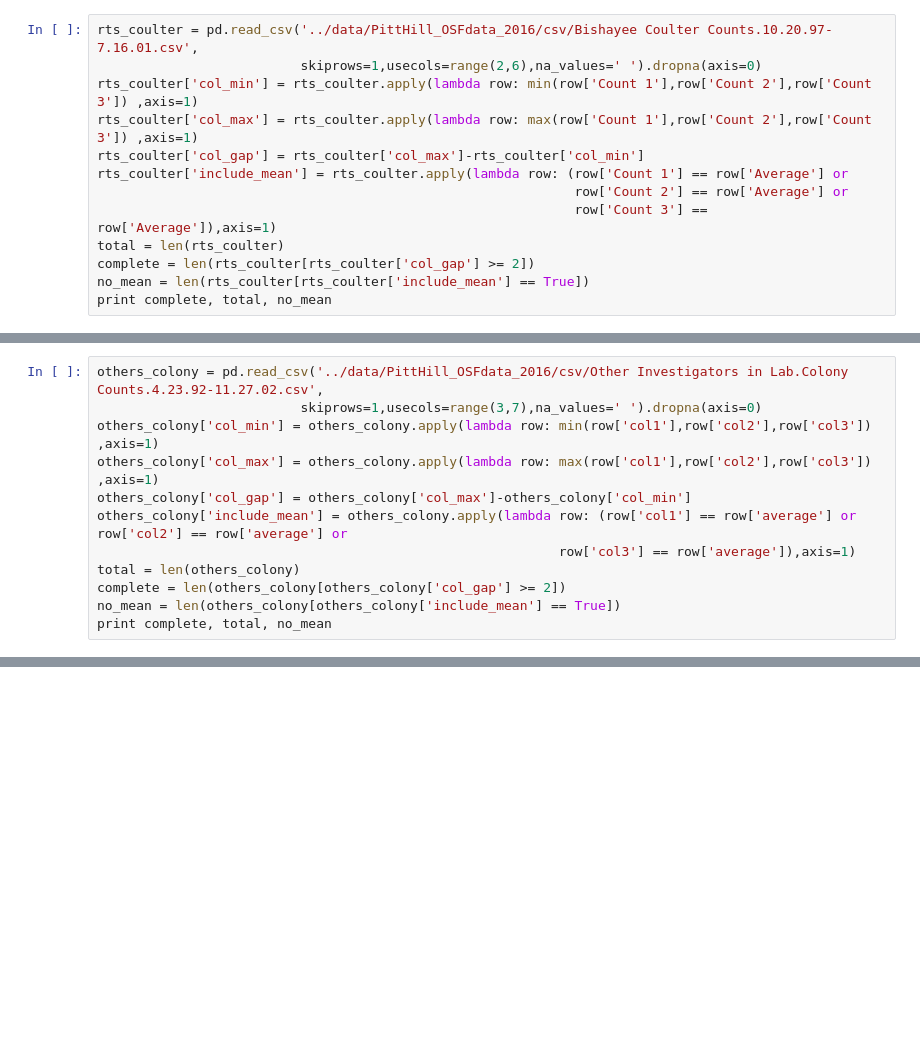
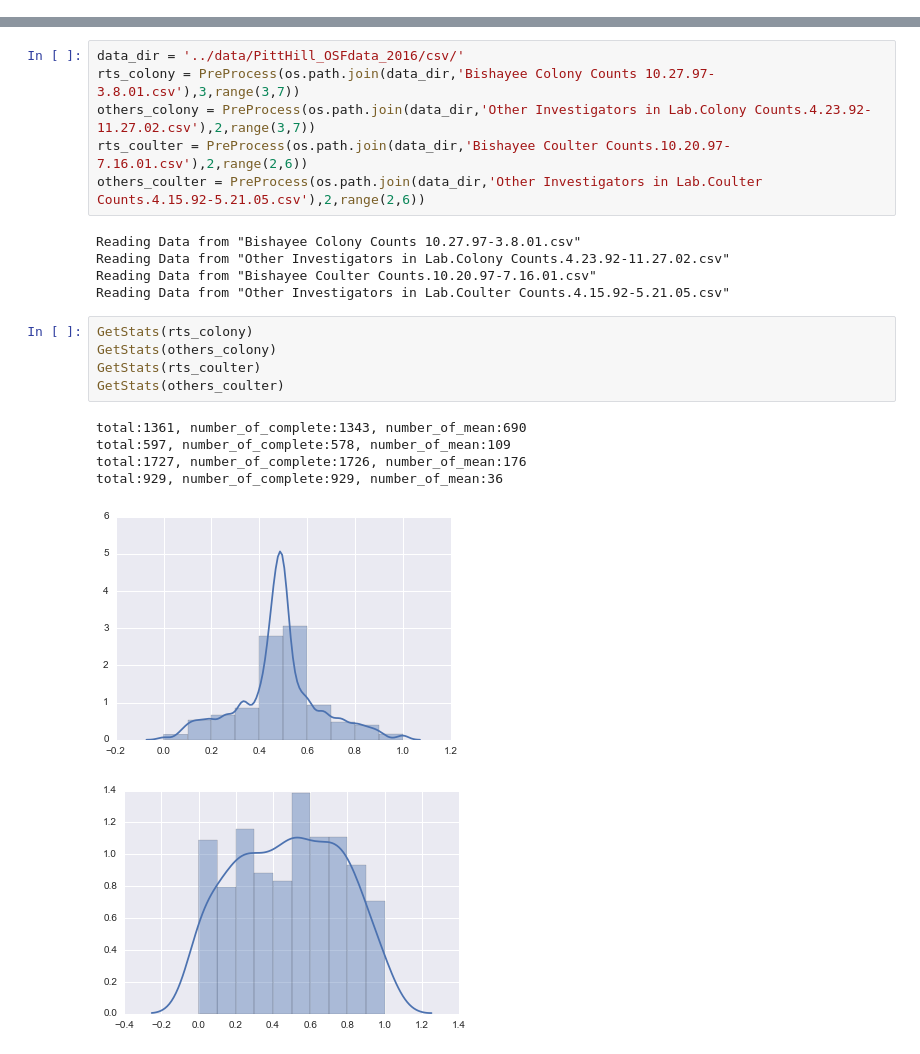
Before and after one commit to nhejazi/stat215a-journal-review, a Jupyter notebook: notebooks/stats215 code.ipynb, the cells around one changed output, grey strips where cells are left out. Drawn from its saved outputs; the diff is of its cells as text; blank space fills up the shorter version.

```diff
--- a/notebooks/stats215 code.ipynb
+++ b/notebooks/stats215 code.ipynb
@@ -18,13 +7,0 @@ print complete, total, no_mean
-# %%
-rts_coulter = pd.read_csv('../data/PittHill_OSFdata_2016/csv/Bishayee Coulter Counts.10.20.97-7.16.01.csv',
-                          skiprows=1,usecols=range(2,6),na_values=' ').dropna(axis=0)
-rts_coulter['col_min'] = rts_coulter.apply(lambda row: min(row['Count 1'],row['Count 2'],row['Count 3']) ,axis=1)
-rts_coulter['col_max'] = rts_coulter.apply(lambda row: max(row['Count 1'],row['Count 2'],row['Count 3']) ,axis=1)
-rts_coulter['col_gap'] = rts_coulter['col_max']-rts_coulter['col_min']
-rts_coulter['include_mean'] = rts_coulter.apply(lambda row: (row['Count 1'] == row['Average'] or
-                                                             row['Count 2'] == row['Average'] or
-                                                             row['Count 3'] == row['Average']),axis=1)
-total = len(rts_coulter)
-complete = len(rts_coulter[rts_coulter['col_gap'] >= 2])
-no_mean = len(rts_coulter[rts_coulter['include_mean'] == True])
-print complete, total, no_mean
@@ -33,12 +7,0 @@ print complete, total, no_mean
-# %%
-others_colony = pd.read_csv('../data/PittHill_OSFdata_2016/csv/Other Investigators in Lab.Colony Counts.4.23.92-11.27.02.csv',
-                          skiprows=1,usecols=range(3,7),na_values=' ').dropna(axis=0)
-others_colony['col_min'] = others_colony.apply(lambda row: min(row['col1'],row['col2'],row['col3']) ,axis=1)
-others_colony['col_max'] = others_colony.apply(lambda row: max(row['col1'],row['col2'],row['col3']) ,axis=1)
-others_colony['col_gap'] = others_colony['col_max']-others_colony['col_min']
-others_colony['include_mean'] = others_colony.apply(lambda row: (row['col1'] == row['average'] or row['col2'] == row['average'] or
-                                                           row['col3'] == row['average']),axis=1)
-total = len(others_colony)
-complete = len(others_colony[others_colony['col_gap'] >= 2])
-no_mean = len(others_colony[others_colony['include_mean'] == True])
-print complete, total, no_mean
@@ -46,0 +52,23 @@ print complete, total, no_mean
+# %%
+data_dir = '../data/PittHill_OSFdata_2016/csv/'
+rts_colony = PreProcess(os.path.join(data_dir,'Bishayee Colony Counts 10.27.97-3.8.01.csv'),3,range(3,7))
+others_colony = PreProcess(os.path.join(data_dir,'Other Investigators in Lab.Colony Counts.4.23.92-11.27.02.csv'),2,range(3,7))
+rts_coulter = PreProcess(os.path.join(data_dir,'Bishayee Coulter Counts.10.20.97-7.16.01.csv'),2,range(2,6))
+others_coulter = PreProcess(os.path.join(data_dir,'Other Investigators in Lab.Coulter Counts.4.15.92-5.21.05.csv'),2,range(2,6))
+# %% [output]
+Reading Data from "Bishayee Colony Counts 10.27.97-3.8.01.csv"
+Reading Data from "Other Investigators in Lab.Colony Counts.4.23.92-11.27.02.csv"
+Reading Data from "Bishayee Coulter Counts.10.20.97-7.16.01.csv"
+Reading Data from "Other Investigators in Lab.Coulter Counts.4.15.92-5.21.05.csv"
+# %%
+GetStats(rts_colony)
+GetStats(others_colony)
+GetStats(rts_coulter)
+GetStats(others_coulter)
+# %% [output]
+total:1361, number_of_complete:1343, number_of_mean:690
+total:597, number_of_complete:578, number_of_mean:109
+total:1727, number_of_complete:1726, number_of_mean:176
+total:929, number_of_complete:929, number_of_mean:36
+[figure, added]
+[figure, added]
```
Also changed, not shown: parts of 6 cells of this notebook.
